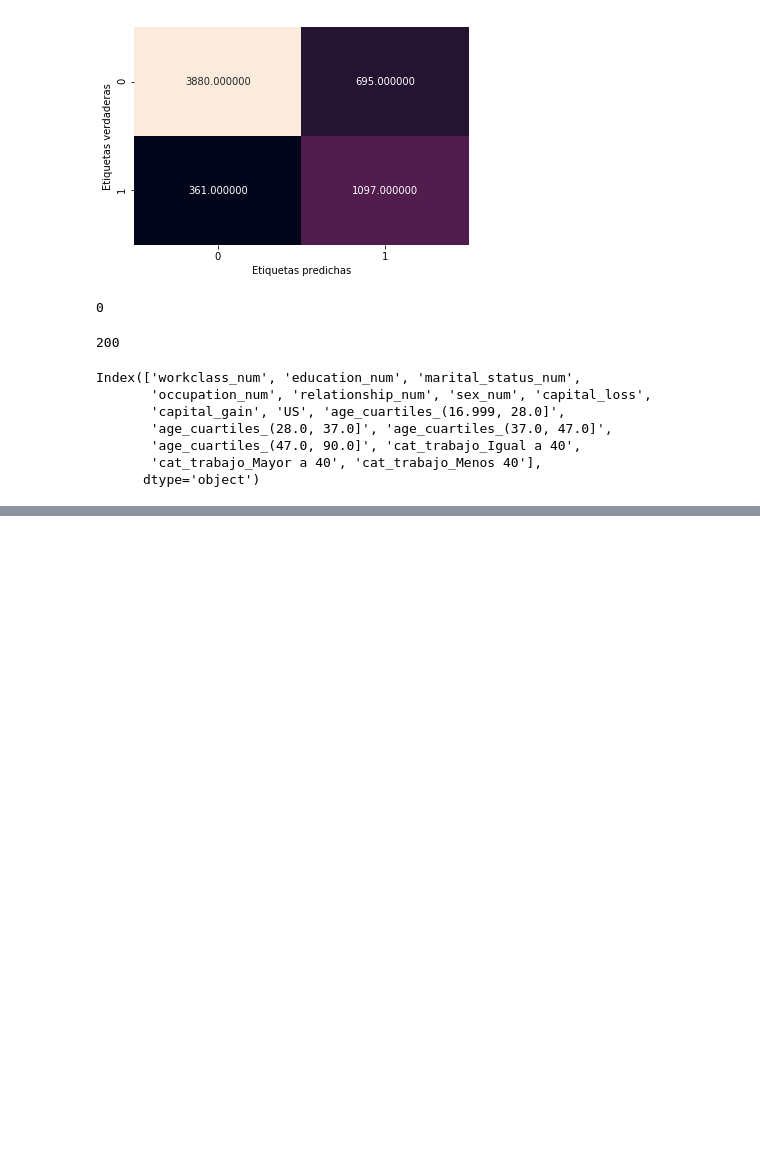
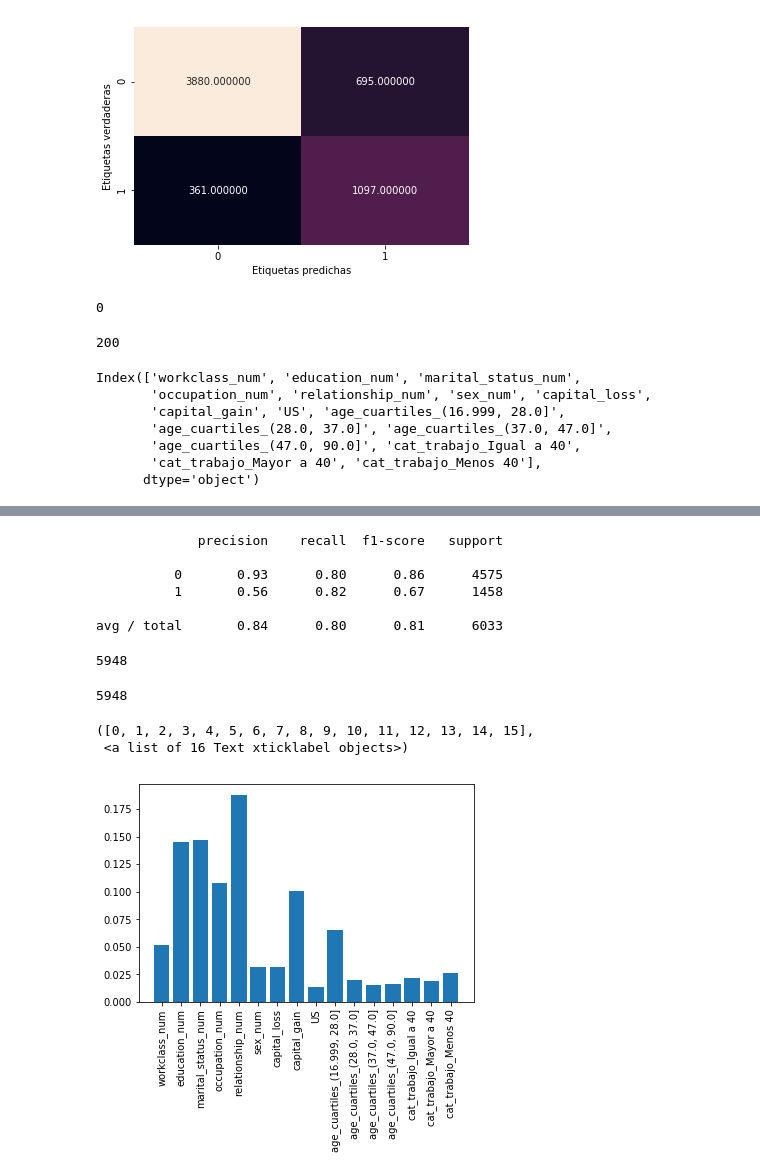
Before and after one commit to Villamaru/entrega_3, a Jupyter notebook: Modelos y Pipelines.ipynb, the cells around one changed output, grey strips where cells are left out. Saved outputs shown, nothing was run; the diff lists cells and outputs as text; code cells hidden in the pictures; blank space fills up the shorter version.

```diff
--- a/Modelos y Pipelines.ipynb
+++ b/Modelos y Pipelines.ipynb
@@ -401,0 +493,13 @@ Index(['workclass_num', 'education_num', 'marital_status_num',
+# %%
+estimator = LogisticRegression()
+selector = RFECV(estimator, step=2, cv=2,n_jobs=-1)
+selector = selector.fit(X, y)
+y_pred = selector.predict(X_test)
+print(classification_report(y_test,y_pred))
+# %% [output]
+             precision    recall  f1-score   support
+
+          0       0.93      0.80      0.86      4575
+          1       0.56      0.82      0.67      1458
+
+avg / total       0.84      0.80      0.81      6033
@@ -401,0 +509,15 @@ Index(['workclass_num', 'education_num', 'marital_status_num',
+# %%
+y_pred_f.sum()
+# %% [output]
+5948
+# %%
+y_pred_m.sum()
+# %% [output]
+5948
+# %%
+plt.bar(data.columns.drop("target"),tree.feature_importances_,orientation="vertical")
+plt.xticks(rotation = "vertical")
+# %% [output]
+([0, 1, 2, 3, 4, 5, 6, 7, 8, 9, 10, 11, 12, 13, 14, 15],
+ <a list of 16 Text xticklabel objects>)
+[figure, added]
```
Also changed, not shown: parts of 17 cells of this notebook.
